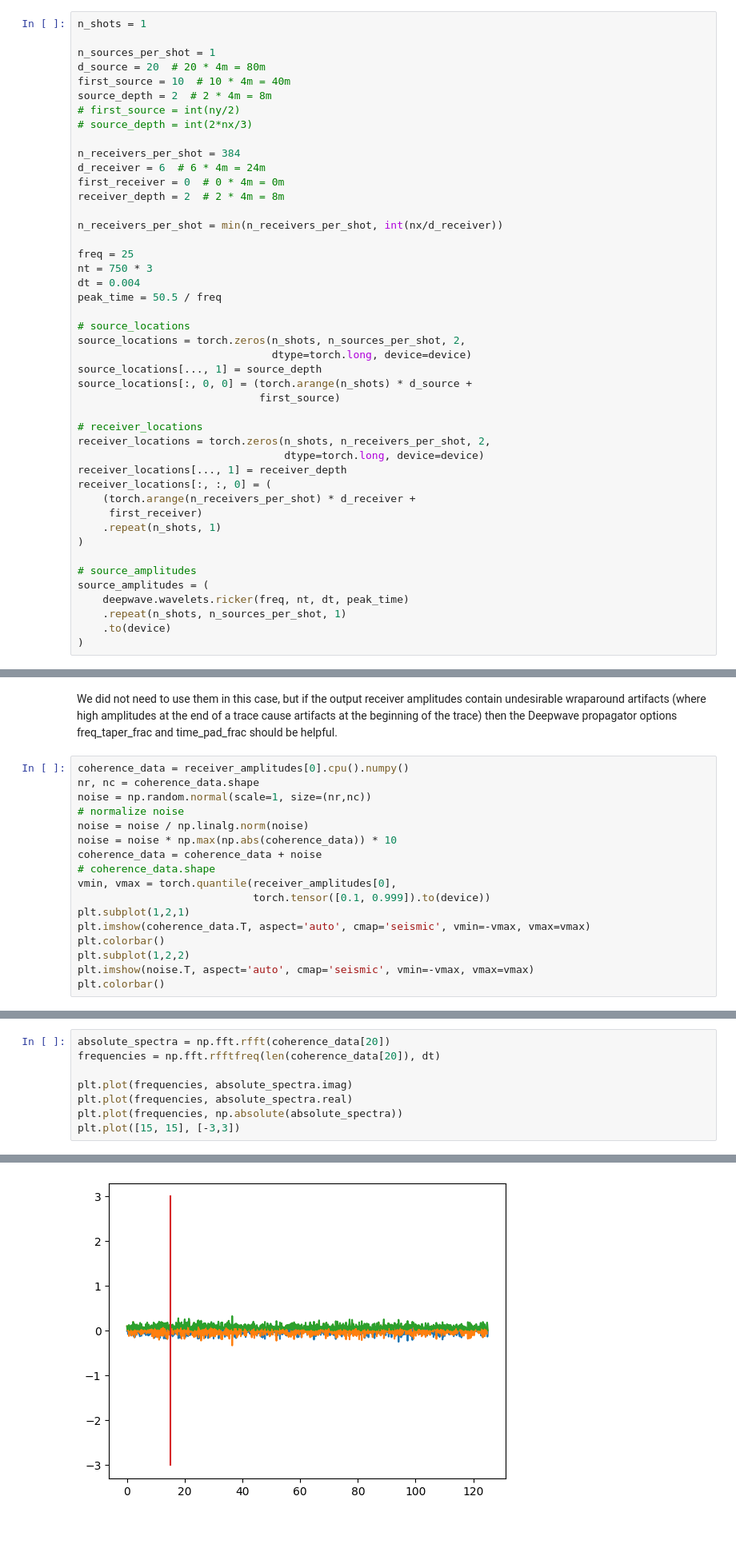
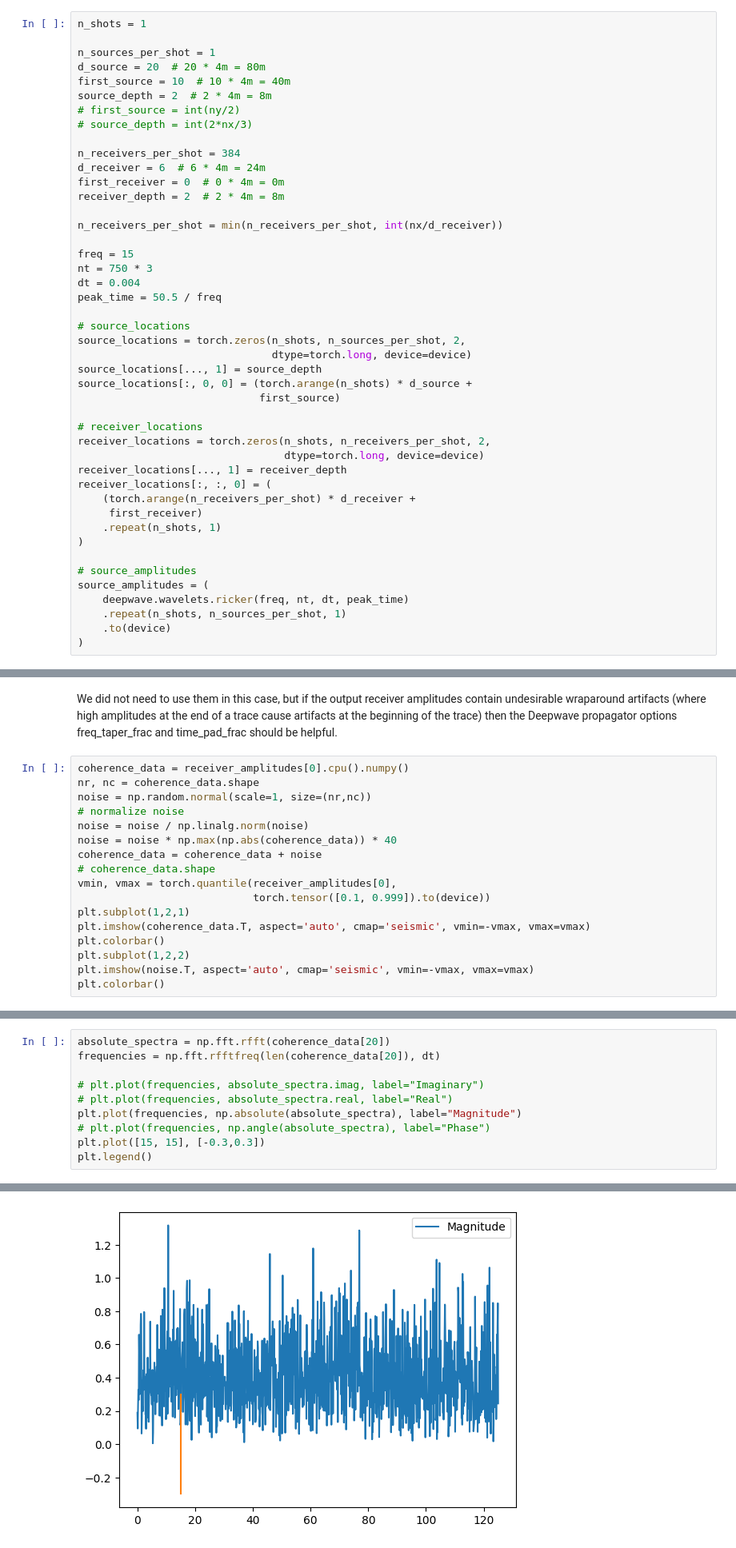
Before and after one commit to aissah/coherence_analysis_histroy, a Jupyter notebook: marmousi_deepwave.ipynb, the cells around one changed output, grey strips where cells are left out. Shown at 80% size. Drawn from its saved outputs; the diff is of its cells as text.

```diff
--- a/marmousi_deepwave.ipynb
+++ b/marmousi_deepwave.ipynb
@@ -62,7 +62,7 @@ receiver_depth = 2  # 2 * 4m = 8m
 
 n_receivers_per_shot = min(n_receivers_per_shot, int(nx/d_receiver))
 
-freq = 25
+freq = 15
 nt = 750 * 3
 dt = 0.004
 peak_time = 50.5 / freq
@@ -170,7 +170,7 @@ nr, nc = coherence_data.shape
 noise = np.random.normal(scale=1, size=(nr,nc))
 # normalize noise
 noise = noise / np.linalg.norm(noise)
-noise = noise * np.max(np.abs(coherence_data)) * 10
+noise = noise * np.max(np.abs(coherence_data)) * 40
 coherence_data = coherence_data + noise
 # coherence_data.shape
 vmin, vmax = torch.quantile(receiver_amplitudes[0],
@@ -384,8 +384,10 @@ plt.legend(fontsize=fsize)
 absolute_spectra = np.fft.rfft(coherence_data[20])
 frequencies = np.fft.rfftfreq(len(coherence_data[20]), dt)
 
-plt.plot(frequencies, absolute_spectra.imag)
-plt.plot(frequencies, absolute_spectra.real)
-plt.plot(frequencies, np.absolute(absolute_spectra))
-plt.plot([15, 15], [-3,3])
+# plt.plot(frequencies, absolute_spectra.imag, label="Imaginary")
+# plt.plot(frequencies, absolute_spectra.real, label="Real")
+plt.plot(frequencies, np.absolute(absolute_spectra), label="Magnitude")
+# plt.plot(frequencies, np.angle(absolute_spectra), label="Phase")
+plt.plot([15, 15], [-0.3,0.3])
+plt.legend()
 # %% [output]
@@ -393 +395 @@ plt.plot([15, 15], [-3,3])
-[figure, old version]
+[figure, new version]
```
Also changed, not shown: parts of 12 cells of this notebook.
